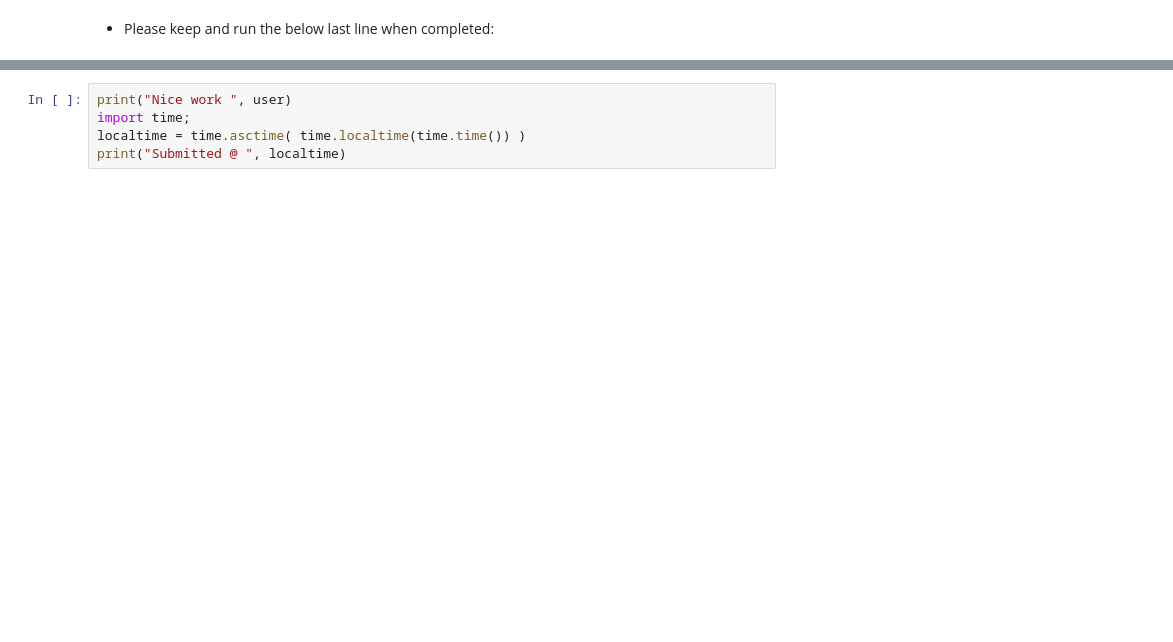
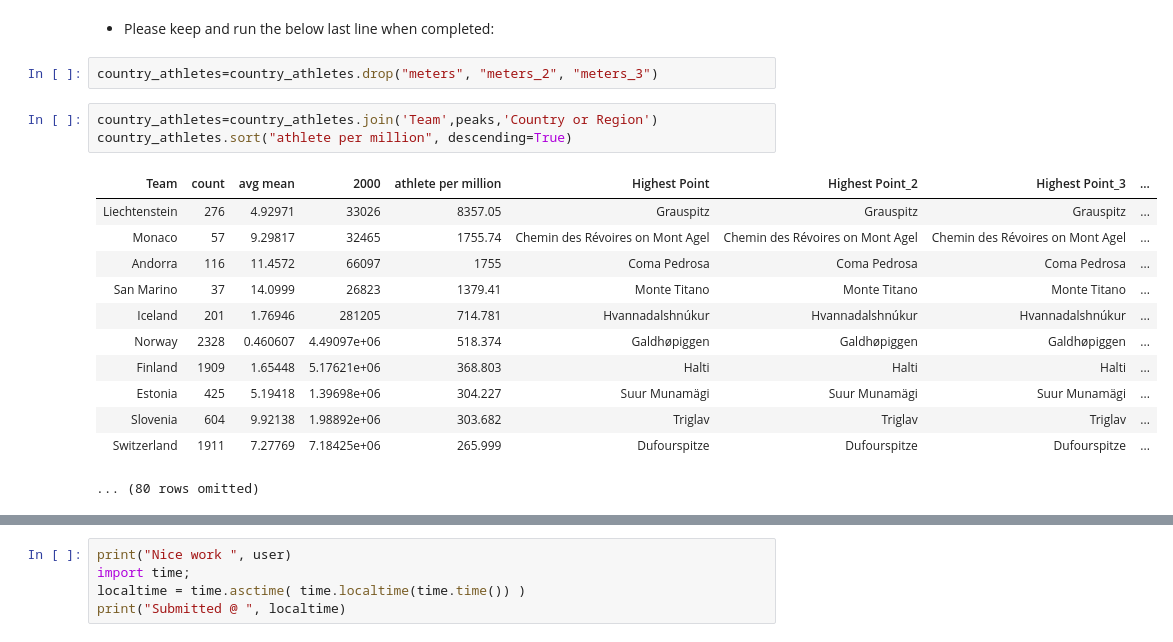
Before and after one commit to laserchemist/datascience_dev, a Jupyter notebook: Spring 2024_dev/Mini-Olympic/Olympics_new_template.ipynb, the cells around one changed output, grey strips where cells are left out. Drawn from its saved outputs; the diff is of its cells as text; blank space fills up the shorter version.

```diff
--- a/Spring 2024_dev/Mini-Olympic/Olympics_new_template.ipynb
+++ b/Spring 2024_dev/Mini-Olympic/Olympics_new_template.ipynb
@@ -378,2 +396,20 @@ temp_pivot.plot('year','Denmark')
 # %% [markdown]
 - Please keep and run the below last line when completed:
+# %%
+country_athletes=country_athletes.drop("meters", "meters_2", "meters_3")
+# %%
+country_athletes=country_athletes.join('Team',peaks,'Country or Region')
+country_athletes.sort("athlete per million", descending=True)
+# %% [output]
+| Team | count | avg mean | 2000 | athlete per million | Highest Point | Highest Point_2 | Highest Point_3 | ... |
+| Liechtenstein | 276 | 4.92971 | 33026 | 8357.05 | Grauspitz | Grauspitz | Grauspitz | ... |
+| Monaco | 57 | 9.29817 | 32465 | 1755.74 | Chemin des Révoires on Mont Agel | Chemin des Révoires on Mont Agel | Chemin des Révoires on Mont Agel | ... |
+| Andorra | 116 | 11.4572 | 66097 | 1755 | Coma Pedrosa | Coma Pedrosa | Coma Pedrosa | ... |
+| San Marino | 37 | 14.0999 | 26823 | 1379.41 | Monte Titano | Monte Titano | Monte Titano | ... |
+| Iceland | 201 | 1.76946 | 281205 | 714.781 | Hvannadalshnúkur | Hvannadalshnúkur | Hvannadalshnúkur | ... |
+| Norway | 2328 | 0.460607 | 4.49097e+06 | 518.374 | Galdhøpiggen | Galdhøpiggen | Galdhøpiggen | ... |
+| Finland | 1909 | 1.65448 | 5.17621e+06 | 368.803 | Halti | Halti | Halti | ... |
+| Estonia | 425 | 5.19418 | 1.39698e+06 | 304.227 | Suur Munamägi | Suur Munamägi | Suur Munamägi | ... |
+| Slovenia | 604 | 9.92138 | 1.98892e+06 | 303.682 | Triglav | Triglav | Triglav | ... |
+| Switzerland | 1911 | 7.27769 | 7.18425e+06 | 265.999 | Dufourspitze | Dufourspitze | Dufourspitze | ... |
+... (80 rows omitted)
```
Also changed, not shown: parts of 5 cells of this notebook, 1 other file.
